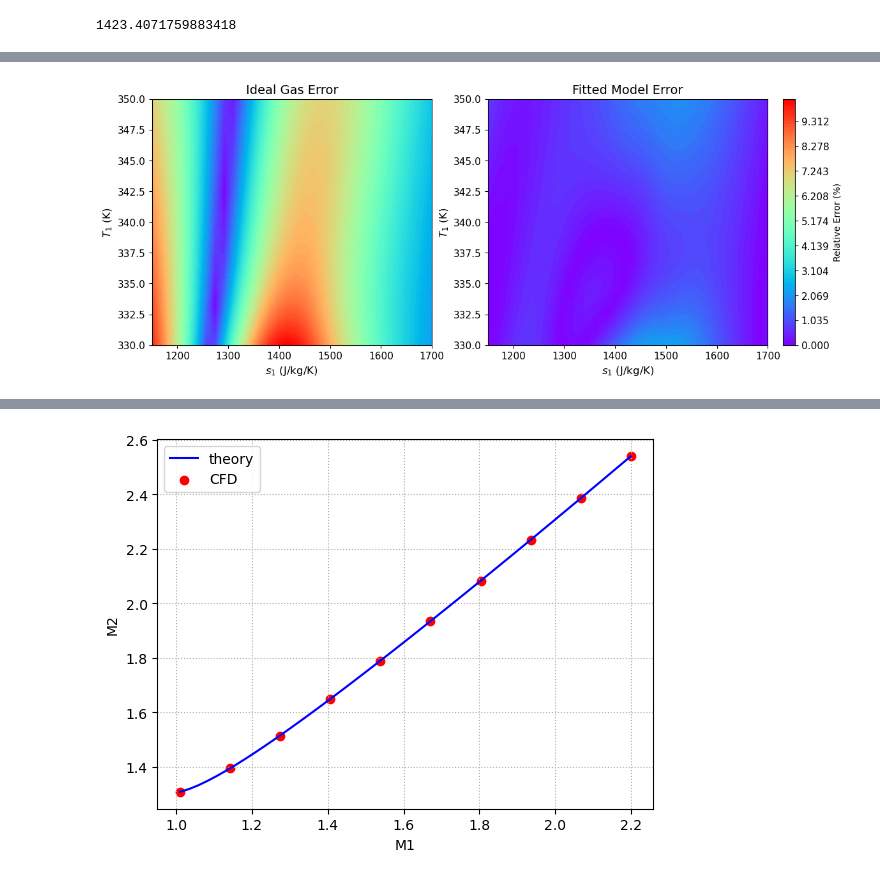
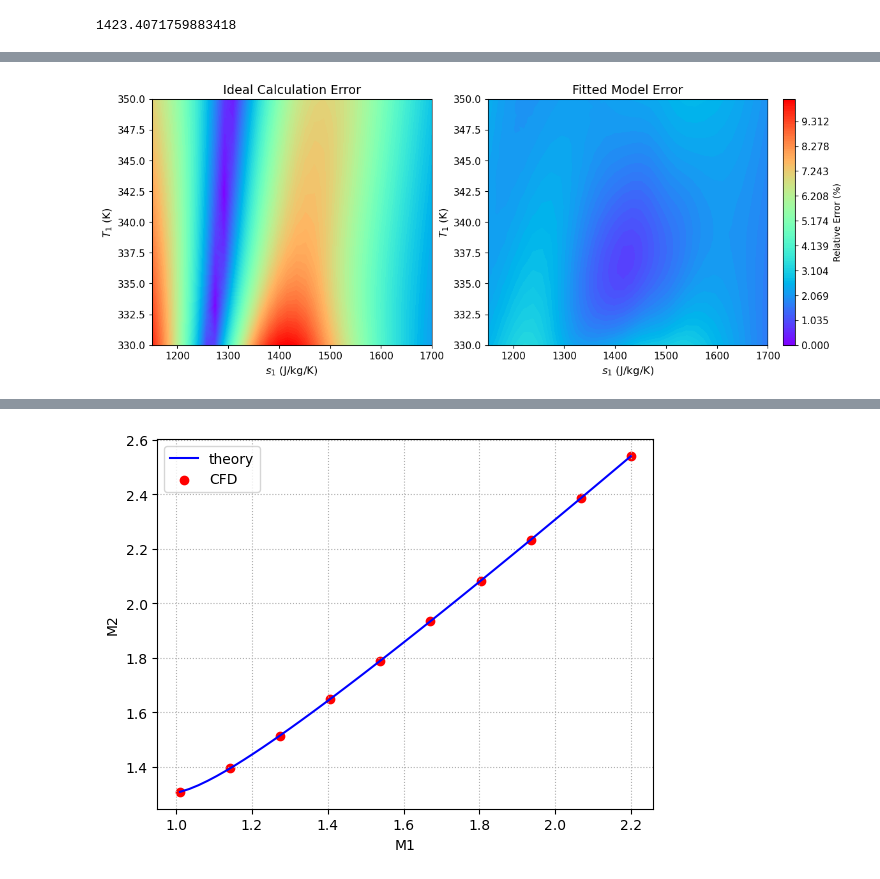
Before and after one commit to Yingfangeng/Real_gas_Prandtl_Meyer, a Jupyter notebook: visualisation.ipynb, the cells around one changed output, grey strips where cells are left out. Drawn from its saved outputs; the diff is of its cells as text; code cells hidden in the pictures.

Commit message:
Changes for the model validation code

```diff
--- a/visualisation.ipynb
+++ b/visualisation.ipynb
@@ -27,6 +23,5 @@ plot_sensitivity_study('sensitivity_results.csv')
 # %%
-plot_ideal_and_model_error('validation/ideal_CO2_validate_M_1.1_theta_3.csv',
-                           'validation/model_CO2_validate_M_1.1_theta_3.csv',
-                           'real_gas_PM_dataset/real_gas_PM_result_M_1.1_theta_3.csv')
+plot_ideal_and_model_error_contour('validation/ideal_CO2_validate_M_1.1_theta_3.csv',
+                           'validation/model_CO2_validate_M_1.1_theta_3.csv')
 # %% [output]
-[figure, old version]
+[figure, new version]
```
Also changed, not shown: parts of 6 cells of this notebook, 3 other files.
